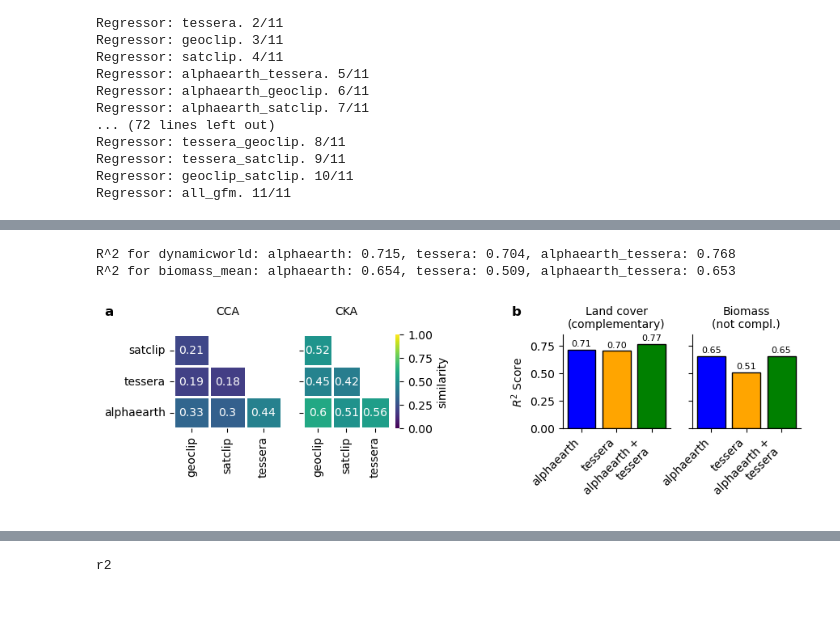
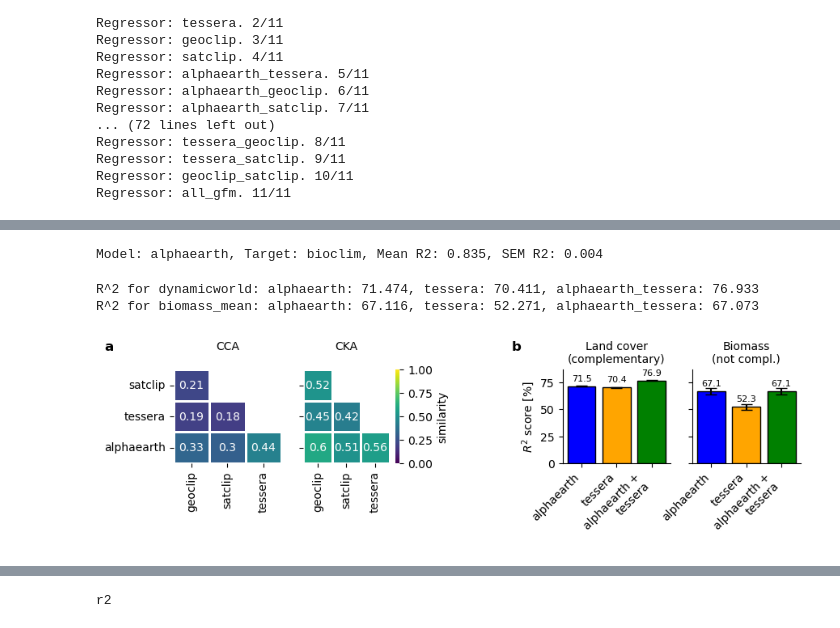
Before and after one commit to WUR-AI/interpret_earth_embeddings, a Jupyter notebook: notebooks/Explain embeddings.ipynb, the cells around one changed output, grey strips where cells are left out. Drawn from its saved outputs; the diff is of its cells as text; code cells hidden in the pictures.

Commit message:
p values

```diff
--- a/notebooks/Explain embeddings.ipynb
+++ b/notebooks/Explain embeddings.ipynb
@@ -104,6 +44,0 @@ Regressor: all_gfm. 9/9
-# %%
-df_all, col_names = du.merge_modalities(parent_folder=data_folder, sample_type='lc_stratified_sample',
-                                            modalities=gfm_mods + ['bioclim', 'human_footprint'] if sample_type in ['lc_stratified_sample', 'random_sample'] else gfm_mods,
-                                            zscore_embeddings=False)
-
-len(df_all)
@@ -224,0 +142,17 @@ Regressor: all_gfm. 11/11
+# %%
+df_r2_sem = {x: [] for x in ['model', 'target', 'mean_r2', 'sem_r2']}
+for k, v in final_dict_r2_per_split.items():
+    model, target = k
+    r2_values = v
+    mean_r2 = np.mean(r2_values)
+    sem_r2 = np.std(r2_values) / np.sqrt(len(r2_values))
+    df_r2_sem['model'].append(model)
+    df_r2_sem['target'].append(target)
+    df_r2_sem['mean_r2'].append(mean_r2)
+    assert mean_r2 == final_r2_matrix[regressor_list.index(model), target_list_plot.index(target)], f'Mean R2 {mean_r2} does not match value in final_r2_matrix {final_r2_matrix[target_list_plot.index(target), regressor_list.index(model)]} for model {model} and target {target}.'
+    df_r2_sem['sem_r2'].append(sem_r2)
+df_r2_sem = pd.DataFrame(df_r2_sem)
+
+## Change to model x target with (mean_r2, sem_r2) as values:
+df_r2_sem_pivot = df_r2_sem.pivot(index='model', columns='target', values=['mean_r2', 'sem_r2'])
+df_r2_sem_pivot
@@ -225,5 +175,14 @@ Regressor: all_gfm. 11/11
+# %%
+model = 'alphaearth'
+target = 'bioclim'
+
+r2_values = df_r2_sem_pivot.loc[model, ('mean_r2', target)]
+sem_r2 = df_r2_sem_pivot.loc[model, ('sem_r2', target)]
+print(f'Model: {model}, Target: {target}, Mean R2: {r2_values:.3f}, SEM R2: {sem_r2:.3f}')
+# %% [output]
+Model: alphaearth, Target: bioclim, Mean R2: 0.835, SEM R2: 0.004
 # %%
-save_fig = False
+save_fig = True
 
 df_sim = pd.read_csv('../outputs/task_agnostic_overlap.csv')
 df_sim['model_1'] = df_sim['pair'].apply(lambda x: x.split('-')[0])
@@ -258,39 +217,44 @@ else:
 
 ax[2].axis('off')  ## hide the third subplot (for spacing)
 
 for i_t, t in enumerate(tasks_plot):
     idx_t = target_list_plot.index(t)
-    r2_model_1 = final_r2_matrix[regressor_list.index(model_1), idx_t]
-    r2_model_2 = final_r2_matrix[regressor_list.index(model_2), idx_t]
-    r2_model_pair = final_r2_matrix[regressor_list.index(f'{model_1}_{model_2}'), idx_t]
+    r2_model_1 = final_r2_matrix[regressor_list.index(model_1), idx_t] * 100
+    r2_model_2 = final_r2_matrix[regressor_list.index(model_2), idx_t] * 100
+    r2_model_pair = final_r2_matrix[regressor_list.index(f'{model_1}_{model_2}'), idx_t] * 100
+    sem_model_1 = df_r2_sem_pivot.loc[model_1, ('sem_r2', t)] * 100
+    sem_model_2 = df_r2_sem_pivot.loc[model_2, ('sem_r2', t)] * 100
+    sem_model_pair = df_r2_sem_pivot.loc[f'{model_1}_{model_2}', ('sem_r2', t)] * 100
+
     print(f"R^2 for {t}: {model_1}: {r2_model_1:.3f}, {model_2}: {r2_model_2:.3f}, {model_1}_{model_2}: {r2_model_pair:.3f}")
 
     ## bar plot:
     ax_plot = ax[i_t + 3]
     names_plot = [x.replace('_', ' +\n') for x in models_plot]
     ax_plot.bar(names_plot, [r2_model_1, r2_model_2, r2_model_pair],
+                yerr=[sem_model_1, sem_model_2, sem_model_pair], capsize=5,
                 color=['blue', 'orange', 'green'], edgecolor='black')
     for i, v in enumerate([r2_model_1, r2_model_2, r2_model_pair]):
-        ax_plot.text(i, v + 0.03, f"{v:.2f}", ha='center', fontsize=8)
-    ax_plot.set_ylim(0.0, .85)
+        ax_plot.text(i, v + 5, f"{v:.1f}", ha='center', fontsize=8)
+    ax_plot.set_ylim(0, 87)
     ax_plot.set_title(f'{dict_titles.get(t, t)}', fontsize=10)
     for sp in ['top', 'right']:
         ax_plot.spines[sp].set_visible(False)
     if i_t == 0:
-        ax_plot.set_ylabel('$R^2$ Score', fontsize=10)
+        ax_plot.set_ylabel('$R^2$ score [%]', fontsize=10)
     else:
         ax_plot.set_yticklabels('')
     ax_plot.set_xticklabels(names_plot, rotation=45, ha='right', fontsize=10)
 
 rfv.add_panel_label(fig=fig, ax=ax[0], label_letter='a', x_offset=0.08, y_offset=0.18, fontsize=12)
 rfv.add_panel_label(fig=fig, ax=ax[3], label_letter='b', x_offset=-0.04, y_offset=0.18, fontsize=12)
 
 if save_fig:
     fig_folder = '/Users/tplas/repos/ms_neureo/figs/'
     assert os.path.exists(fig_folder) and os.path.isdir(fig_folder), f"Figure folder {fig_folder} does not exist and/or is not a directory."
     fname = f'overlap_heatmap_and_barplots.pdf'
     plt.savefig(os.path.join(fig_folder, fname), bbox_inches='tight')
 # %% [output]
-R^2 for dynamicworld: alphaearth: 0.715, tessera: 0.704, alphaearth_tessera: 0.768
-R^2 for biomass_mean: alphaearth: 0.654, tessera: 0.509, alphaearth_tessera: 0.653
+R^2 for dynamicworld: alphaearth: 71.474, tessera: 70.411, alphaearth_tessera: 76.933
+R^2 for biomass_mean: alphaearth: 67.116, tessera: 52.271, alphaearth_tessera: 67.073
-[figure, old version]
+[figure, new version]
```
Also changed, not shown: parts of 21 cells of this notebook, 2 other files.
